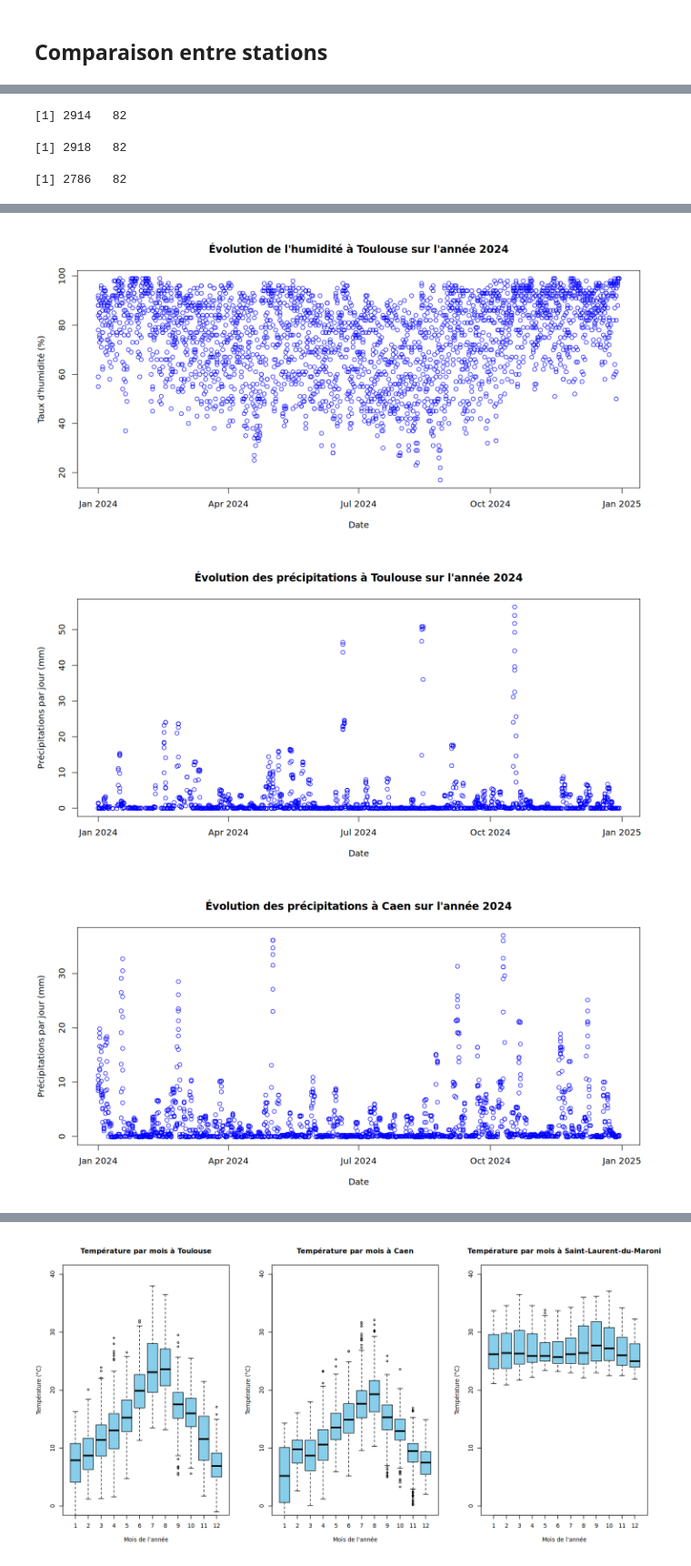
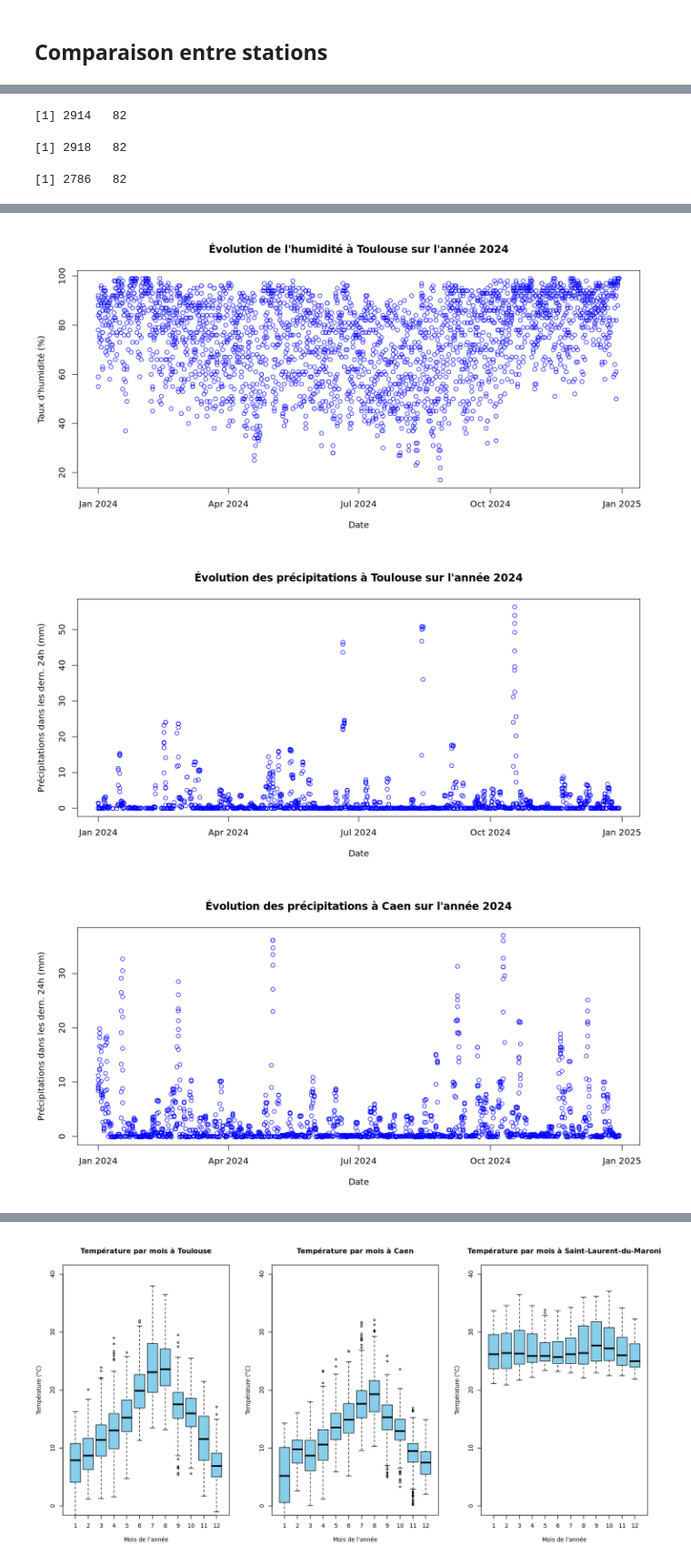
Before and after one commit to alextonon/BE_R, a Jupyter notebook: BE_final.ipynb, the cells around one changed output, grey strips where cells are left out. Shown at 91% size. Saved outputs shown, nothing was run; the diff lists cells and outputs as text; code cells hidden in the pictures.

```diff
--- a/BE_final.ipynb
+++ b/BE_final.ipynb
@@ -225,24 +225,20 @@ Ce graphique montre bien les saisons avec les température élever vers juillet
 dt <- as.data.table(df)
 # %%
 dt_2024 <- dt[Date >= "2024-01-01" & Date <= "2024-12-31"]
+dt_caen_2024 <- dt_2024[communes..name. == "Carpiquet"]
+
+dim(dt_caen_2024)
+
+dt_toulouse_2024 <- dt_2024[communes..name. == "Blagnac"]
+dim(dt_toulouse_2024)
+
+dt_guyane_2024 <- dt_2024[communes..name. == "Saint-Laurent-du-Maroni"]
+
+dim(dt_guyane_2024)
+# %% [output]
+[1] 2914   82
+[1] 2918   82
+[1] 2786   82
-# %%
-dt_caen_2024 <- dt_2024[communes..name. == "Carpiquet"]
-
-dim(dt_caen_2024)
-# %% [output]
-[1] 2914   82
-# %%
-dt_toulouse_2024 <- dt_2024[communes..name. == "Blagnac"]
-
-dim(dt_toulouse_2024)
-# %% [output]
-[1] 2918   82
-# %%
-dt_guyane_2024 <- dt_2024[communes..name. == "Saint-Laurent-du-Maroni"]
-
-dim(dt_guyane_2024)
-# %% [output]
-[1] 2786   82
 # %%
 dt_caen_2024$Date = as.Date(dt_caen_2024$Date)
 dt_toulouse_2024$Date = as.Date(dt_toulouse_2024$Date)
@@ -255,35 +251,35 @@ plot(dt_toulouse_2024$Date[!is.na(dt_toulouse_2024$`Température...C.`)],
      type = "p",
      col = "blue",
      xlab = "Date",
      ylab = "Température (°C)",
      main = "Évolution de la température à Toulouse sur l'année 2024")
 
 plot(dt_toulouse_2024$Date[!is.na(dt_toulouse_2024$`Humidité`)],
      dt_toulouse_2024$`Humidité`[!is.na(dt_toulouse_2024$`Humidité`)],
      type = "p",
      col = "blue",
      xlab = "Date",
      ylab = "Taux d'humidité (%)",
      main = "Évolution de l'humidité à Toulouse sur l'année 2024")
 
 plot(dt_toulouse_2024$Date[!is.na(dt_toulouse_2024$`Précipitations.dans.les.24.dernières.heures`)],
      dt_toulouse_2024$`Précipitations.dans.les.24.dernières.heures`[!is.na(dt_toulouse_2024$`Précipitations.dans.les.24.dernières.heures`)],
      type = "p",
      col = "blue",
      xlab = "Date",
-     ylab = "Précipitations par jour (mm)",
+     ylab = "Précipitations dans les dern. 24h (mm)",
      main = "Évolution des précipitations à Toulouse sur l'année 2024")
 
 plot(dt_caen_2024$Date[!is.na(dt_caen_2024$`Précipitations.dans.les.24.dernières.heures`)],
      dt_caen_2024$`Précipitations.dans.les.24.dernières.heures`[!is.na(dt_caen_2024$`Précipitations.dans.les.24.dernières.heures`)],
      type = "p",
      col = "blue",
      xlab = "Date",
-     ylab = "Précipitations par jour (mm)",
+     ylab = "Précipitations dans les dern. 24h (mm)",
      main = "Évolution des précipitations à Caen sur l'année 2024")
 # %% [output]
 [figure]
 [figure]
-[figure, old version]
+[figure, new version]
-[figure, old version]
+[figure, new version]
 # %% [markdown]
```
Also changed, not shown: parts of 59 cells of this notebook.
